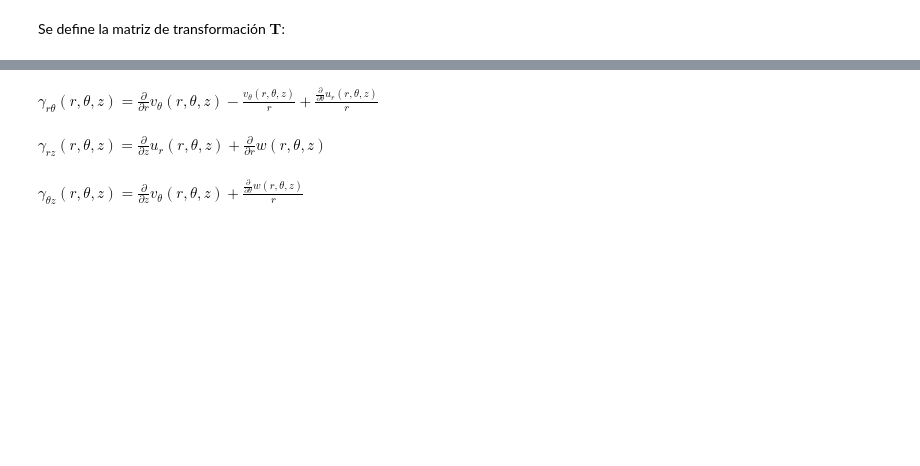
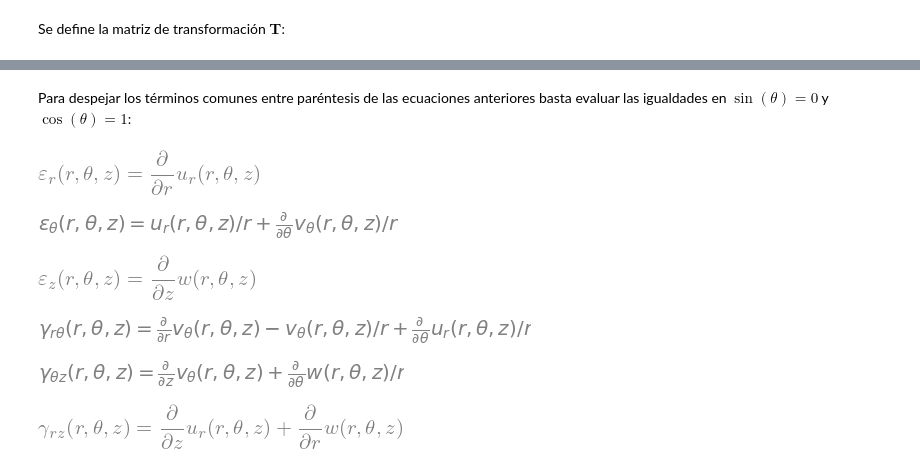
Before and after one commit to diegoandresalvarez/solidos, a Jupyter notebook: codigo/cap_06/6.07_deformaciones_cil_ver2.ipynb, the cells around one changed output, grey strips where cells are left out. Cells and saved outputs as stored; diff of their text form; code cells hidden in the pictures; blank space fills up the shorter version.

```diff
--- a/codigo/cap_06/6.07_deformaciones_cil_ver2.ipynb
+++ b/codigo/cap_06/6.07_deformaciones_cil_ver2.ipynb
@@ -35,0 +47,7 @@ Se define el vector de desplazamientos en coordenadas cilíndricas y rectangular
+# %%
+ex  = eps[0,0]
+ey  = eps[1,1]
+ez  = eps[2,2]
+gxy = 2*eps[0,1]
+gxz = 2*eps[0,2]
+gyz = 2*eps[1,2]
@@ -36,14 +56,18 @@ Se define el vector de desplazamientos en coordenadas cilíndricas y rectangular
 # %%
+ur = Function("u_r")(r, t, z)
+vt = Function("v_θ")(r, t, z)
+w  = Function("w")(r, t, z)
+
 # Vector de fuerzas másicas con respecto a la base {r,t,z}
-vec_u_cil = Matrix([[ ur ],
-                    [ vt ],
-                    [ w  ]])
+des_cil = Matrix([[ ur ],
+                  [ vt ],
+                  [ w  ]])
 
 # Se expresa el vector de fuerzas másicas con respecto a la base {i,j,k}
-vec_u = T * vec_u_cil
+des = T * des_cil
 
 # Se hace la asignación respectiva de los desplazamientos
-u, v, w = vec_u
+u, v = des[0], des[1]
 # %%
 # se definen las primeras derivadas utilizando la regla de la cadena
 d_dx = lambda f: diff(f,r)*cos(t) - diff(f,t)*sin(t)/r
@@ -59,7 +112,7 @@ Y ahora escribamos las ecuaciones que definen la deformación en coordenadas rec
 # %%
-ex  = d_dx(u)
-ey  = d_dy(v)
-ez  = d_dz(w)
-gxy = d_dy(u) + d_dx(v);   exy = gxy/2
-gxz = d_dz(u) + d_dx(w);   exz = gxz/2
-gyz = d_dz(v) + d_dy(w);   eyz = gyz/2
+eq1 = Eq(ex,  d_dx(u))
+eq2 = Eq(ey,  d_dy(v))
+eq3 = Eq(ez,  d_dz(w))
+eq4 = Eq(gxy, d_dy(u) + d_dx(v))
+eq5 = Eq(gyz, d_dz(v) + d_dy(w))
+eq6 = Eq(gxz, d_dz(u) + d_dx(w))
@@ -102,12 +119,33 @@ $\displaystyle \varepsilon_z(r,\theta,z) = \frac{\partial}{\partial z} w{\left(r
-# %%
-imprimir(r"\gamma_{r\theta}(r,\theta,z) = ", grt)
-# %% [output]
-$\displaystyle \gamma_{r\theta}(r,\theta,z) = \frac{\partial}{\partial r} v_{θ}{\left(r,\theta,z \right)} - \frac{v_{θ}{\left(r,\theta,z \right)}}{r} + \frac{\frac{\partial}{\partial \theta} u_{r}{\left(r,\theta,z \right)}}{r}$
-# %%
-imprimir(r"\gamma_{rz}(r,\theta,z) = ", grz)
-# %% [output]
-$\displaystyle \gamma_{rz}(r,\theta,z) = \frac{\partial}{\partial z} u_{r}{\left(r,\theta,z \right)} + \frac{\partial}{\partial r} w{\left(r,\theta,z \right)}$
-# %%
-imprimir(r"\gamma_{\theta z}(r,\theta,z) = ", gtz)
-# %% [output]
-$\displaystyle \gamma_{\theta z}(r,\theta,z) = \frac{\partial}{\partial z} v_{θ}{\left(r,\theta,z \right)} + \frac{\frac{\partial}{\partial \theta} w{\left(r,\theta,z \right)}}{r}$
+# %% [markdown]
+Para despejar los términos comunes entre paréntesis de las ecuaciones anteriores basta evaluar las igualdades en $\sin(\theta)=0$ y $\cos(\theta)=1$:
+# %%
+eq1 =  eq1.subs({sin(t): 0, cos(t): 1})
+eq2 = (eq2.subs({sin(t): 0, cos(t): 1})).expand()
+eq3 =  eq3.subs({sin(t): 0, cos(t): 1})           # aunque en la ecuación 3 no es necesario ...
+eq4 = (eq4.subs({sin(t): 0, cos(t): 1})).expand()
+eq5 =  eq5.subs({sin(t): 0, cos(t): 1})
+eq6 =  eq6.subs({sin(t): 0, cos(t): 1})
+# %%
+eq1
+# %% [output]
+[figure, added]
+# %%
+eq2
+# %% [output]
+[figure, added]
+# %%
+eq3
+# %% [output]
+[figure, added]
+# %%
+eq4
+# %% [output]
+[figure, added]
+# %%
+eq5
+# %% [output]
+[figure, added]
+# %%
+eq6
+# %% [output]
+[figure, added]
```
Also changed, not shown: parts of 30 cells of this notebook, 4 other files.
